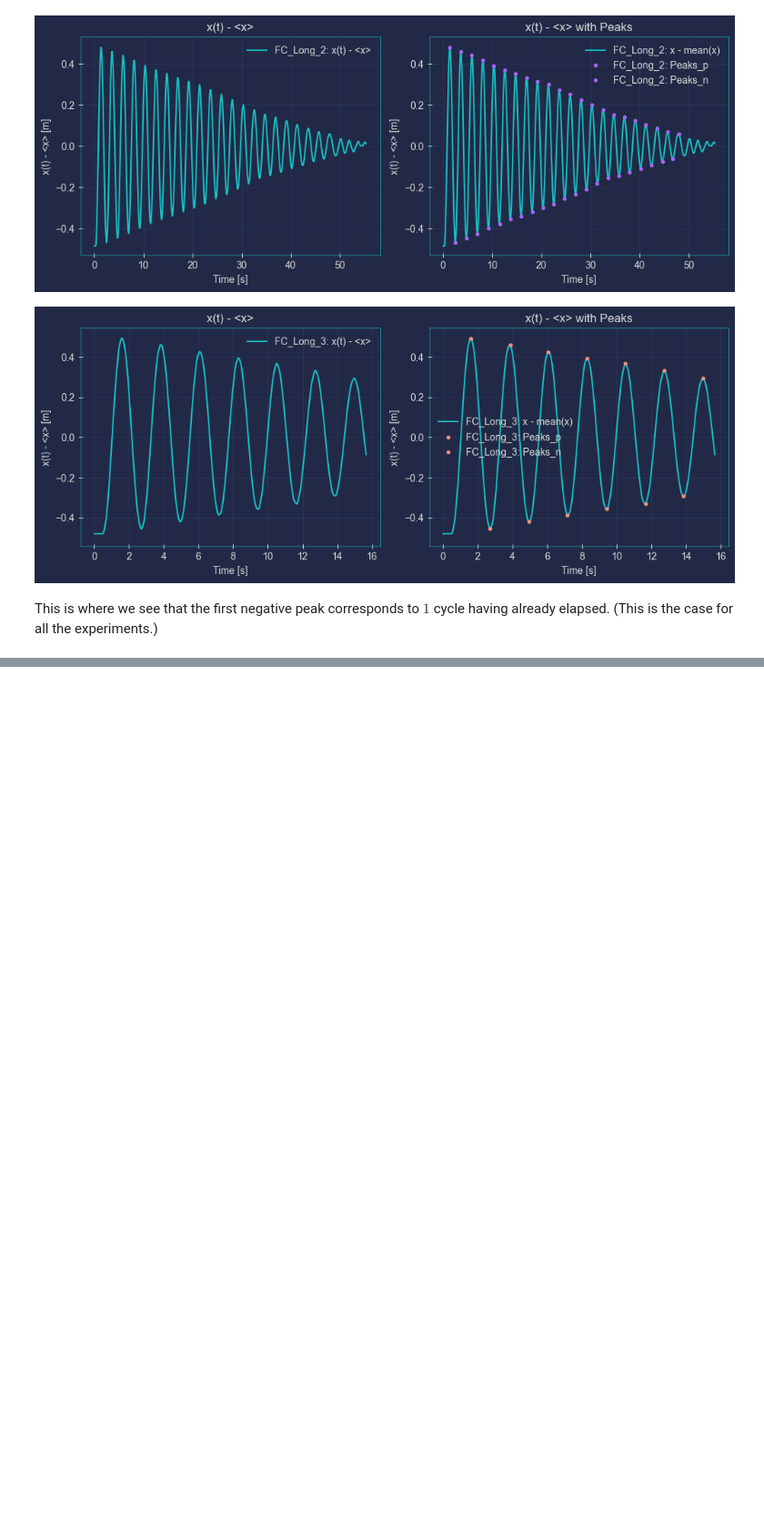
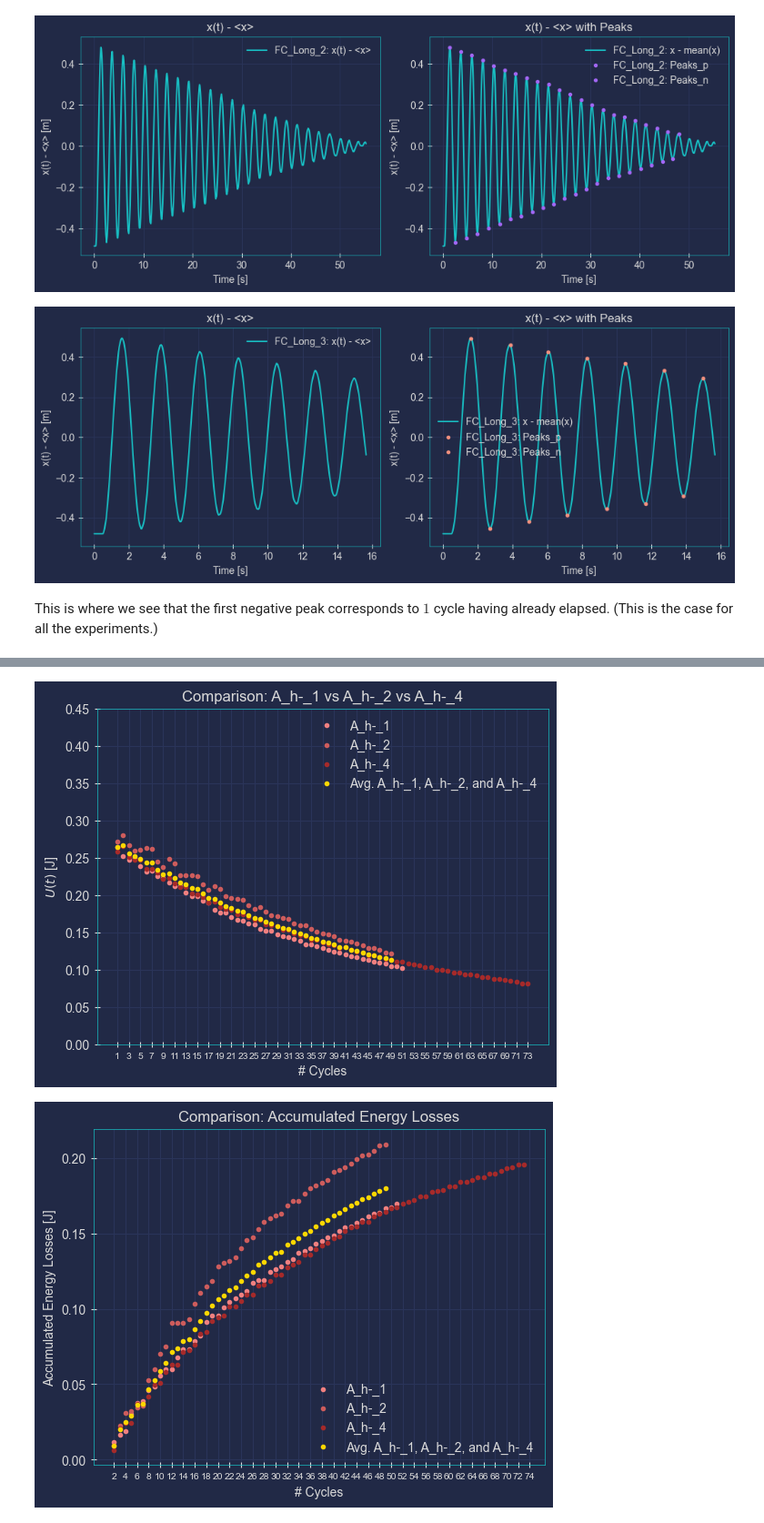
Before and after one commit to kaiuki2000/FC_vs._ZFC_Maglev, a Jupyter notebook: Notebooks/Maglev_losses.ipynb, the cells around one changed output, grey strips where cells are left out. Shown at 91% size. Drawn from its saved outputs; the diff is of its cells as text; code cells hidden in the pictures; blank space fills up the shorter version.

```diff
--- a/Notebooks/Maglev_losses.ipynb
+++ b/Notebooks/Maglev_losses.ipynb
@@ -496,0 +546,10 @@ This is where we see that the first negative peak corresponds to $1$ cycle havin
+# %%
+# Reading the data into the class
+csv_analyzer_A_h_m_1 = CsvAnalyzer('../Data/Aerodynamics/h-/A_h-_1.csv')
+csv_analyzer_A_h_m_2 = CsvAnalyzer('../Data/Aerodynamics/h-/A_h-_2.csv')
+csv_analyzer_A_h_m_4 = CsvAnalyzer('../Data/Aerodynamics/h-/A_h-_4.csv'); print()
+
+# Resolving the data
+A_h_m_1_t, A_h_m_1_U = csv_analyzer_A_h_m_1.resolve(R, m, g, d, p, plot_flag = False)
+A_h_m_2_t, A_h_m_2_U = csv_analyzer_A_h_m_2.resolve(R, m, g, d, p, plot_flag = False)
+A_h_m_4_t, A_h_m_4_U = csv_analyzer_A_h_m_4.resolve(R, m, g, d, p, plot_flag = False)
@@ -496,0 +564,61 @@ This is where we see that the first negative peak corresponds to $1$ cycle havin
+# %%
+# Averaging process:
+l_min = min(len(A_h_m_1_U), len(A_h_m_2_U), len(A_h_m_4_U))
+l_max = max(len(A_h_m_1_U), len(A_h_m_2_U), len(A_h_m_4_U))
+
+plt.plot(range(1, len(A_h_m_1_U) + 1), A_h_m_1_U, '.', color='lightcoral', label='A_h-_1')
+plt.plot(range(1, len(A_h_m_2_U) + 1), A_h_m_2_U, '.', color='indianred', label='A_h-_2')
+plt.plot(range(1, len(A_h_m_4_U) + 1), A_h_m_4_U, '.', color='brown', label='A_h-_4')
+
+# Plotting the average of A_h_m_1_U, A_h_m_2_U, and A_h_m_4_U
+plt.plot(range(1, l_min + 1), np.mean([A_h_m_1_U[:l_min], A_h_m_2_U[:l_min], A_h_m_4_U[:l_min]], axis=0), '.', color='gold', label='Avg. A_h-_1, A_h-_2, and A_h-_4')
+
+# Set x-axis ticks at every 2 units
+plt.xticks(range(1, l_max + 1 + 1, 2), fontsize=7.5)
+
+# Set y-axis ticks at every 0.5 units
+plt.yticks(np.arange(0, 0.5, 0.05))
+
+plt.xlabel('# Cycles')
+plt.ylabel(r'$U(t)$ [J]')
+plt.title('Comparison: A_h-_1 vs A_h-_2 vs A_h-_4')
+plt.legend()
+
+# Show the figure
+plt.show()
+
+########## Accumulated energy losses ########## ########## Accumulated energy losses ##########
+# Averaging process:
+l_min = min(len(A_h_m_1_U), len(A_h_m_2_U), len(A_h_m_4_U)) - 1
+l_max = max(len(A_h_m_1_U), len(A_h_m_2_U), len(A_h_m_4_U)) - 1
+
+# Accumulated energy losses
+A_h_m_1_U_loss = np.cumsum(np.abs(np.diff(A_h_m_1_U)))
+A_h_m_2_U_loss = np.cumsum(np.abs(np.diff(A_h_m_2_U)))
+A_h_m_4_U_loss = np.cumsum(np.abs(np.diff(A_h_m_4_U)))
+
+# Plotting the data
+plt.plot(range(2, len(A_h_m_1_U_loss) + 2), A_h_m_1_U_loss, '.', color='lightcoral', label='A_h-_1')
+plt.plot(range(2, len(A_h_m_2_U_loss) + 2), A_h_m_2_U_loss, '.', color='indianred', label='A_h-_2')
+plt.plot(range(2, len(A_h_m_4_U_loss) + 2), A_h_m_4_U_loss, '.', color='brown', label='A_h-_4')
+
+# Plotting the average of A_h_m_1_U_loss, A_h_m_2_U_loss, and A_h_m_4_U_loss
+plt.plot(range(2, l_min + 2), np.mean([A_h_m_1_U_loss[:l_min], A_h_m_2_U_loss[:l_min], A_h_m_4_U_loss[:l_min]], axis=0), '.', color='gold', label='Avg. A_h-_1, A_h-_2, and A_h-_4')
+
+# Set x-axis ticks at every 2 units
+plt.xticks(range(2, l_max + 2 + 1, 2), fontsize=7.5)
+
+# Set y-axis ticks at every 0.5 units
+plt.yticks(np.arange(0, 0.25, 0.05))
+
+plt.xlabel('# Cycles')
+plt.ylabel('Accumulated Energy Losses [J]')
+plt.title('Comparison: Accumulated Energy Losses')
+plt.legend()
+
+# Show the figure
+plt.show()
+########## Accumulated energy losses ########## ########## Accumulated energy losses ##########
+# %% [output]
+[figure, added]
+[figure, added]
```
Also changed, not shown: parts of 8 cells of this notebook, 11 other files.
